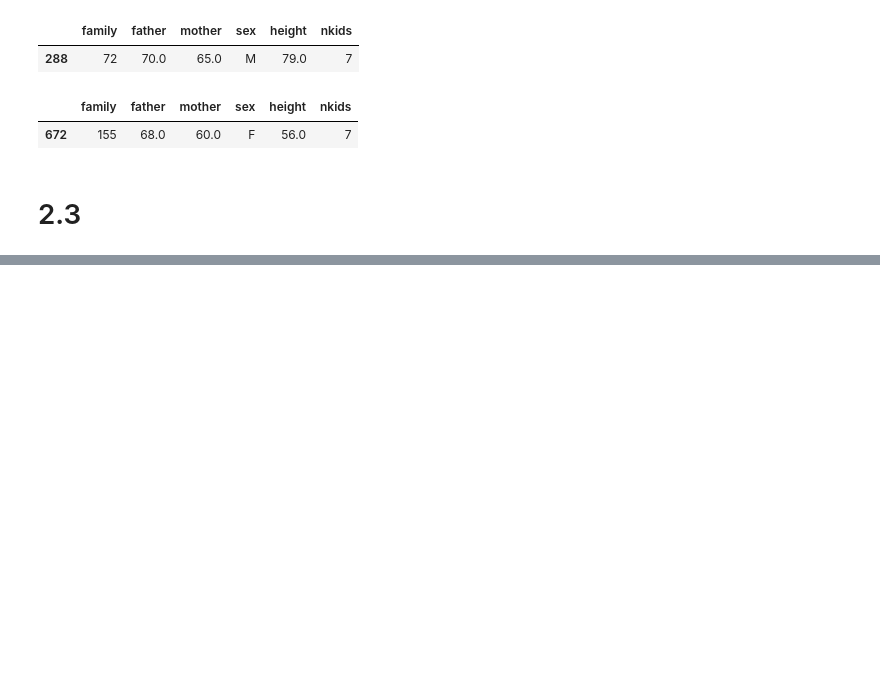
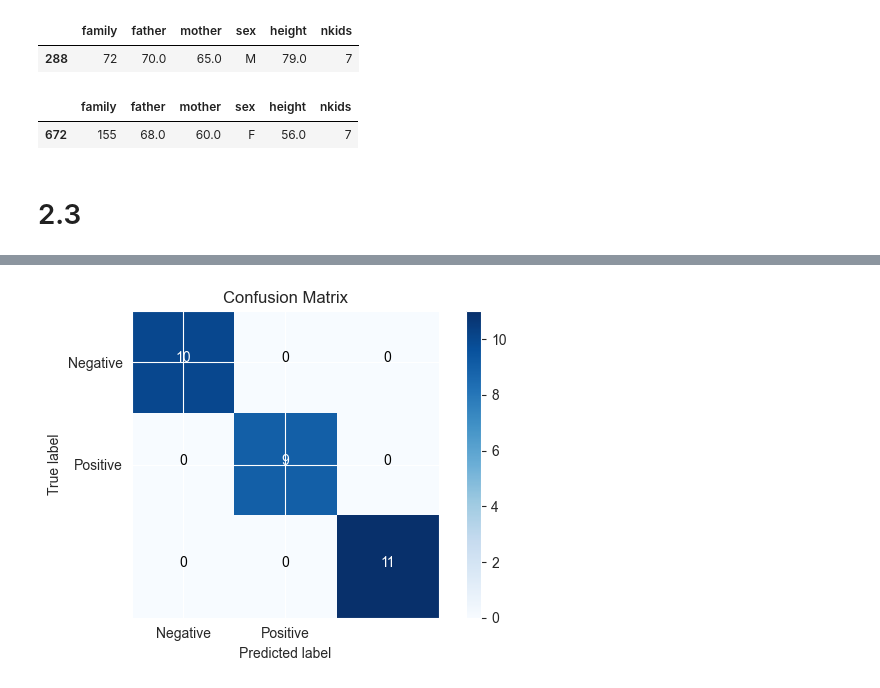
Before and after one commit to tien226anh/school_docs, a Jupyter notebook: intel_system/homeworks/bai2/bai2.ipynb, the cells around one changed output, grey strips where cells are left out. Drawn from its saved outputs; the diff is of its cells as text; code cells hidden in the pictures; blank space fills up the shorter version.

```diff
--- a/intel_system/homeworks/bai2/bai2.ipynb
+++ b/intel_system/homeworks/bai2/bai2.ipynb
@@ -598,0 +782,51 @@ array([[10,  0,  0],
+# %%
+from sklearn.datasets import load_iris
+from sklearn.model_selection import train_test_split
+from sklearn.ensemble import RandomForestClassifier
+from sklearn.metrics import confusion_matrix
+import matplotlib.pyplot as plt
+import itertools
+
+iris = load_iris()
+X = iris.data
+y = iris.target
+
+X_train, X_test, y_train, y_test = train_test_split(
+    X, y, test_size=0.2, random_state=42
+)
+
+clf = RandomForestClassifier(n_estimators=100, random_state=42)
+
+clf.fit(X_train, y_train)
+
+y_pred = clf.predict(X_test)
+
+conf_matrix = confusion_matrix(y_test, y_pred)
+
+class_labels = ["Negative", "Positive"]
+
+plt.figure(figsize=(6, 4))
+plt.imshow(conf_matrix, interpolation="nearest", cmap=plt.cm.Blues)
+plt.title("Confusion Matrix")
+plt.colorbar()
+tick_marks = range(len(class_labels))
+plt.xticks(tick_marks, class_labels)
+plt.yticks(tick_marks, class_labels)
+
+fmt = "d"
+thresh = conf_matrix.max() / 2.0
+for i, j in itertools.product(range(conf_matrix.shape[0]), range(conf_matrix.shape[1])):
+    plt.text(
+        j,
+        i,
+        format(conf_matrix[i, j], fmt),
+        horizontalalignment="center",
+        color="white" if conf_matrix[i, j] > thresh else "black",
+    )
+
+plt.ylabel("True label")
+plt.xlabel("Predicted label")
+plt.tight_layout()
+plt.show()
+# %% [output]
+[figure, added]
```
Also changed, not shown: parts of 80 cells of this notebook, 7 other files.
